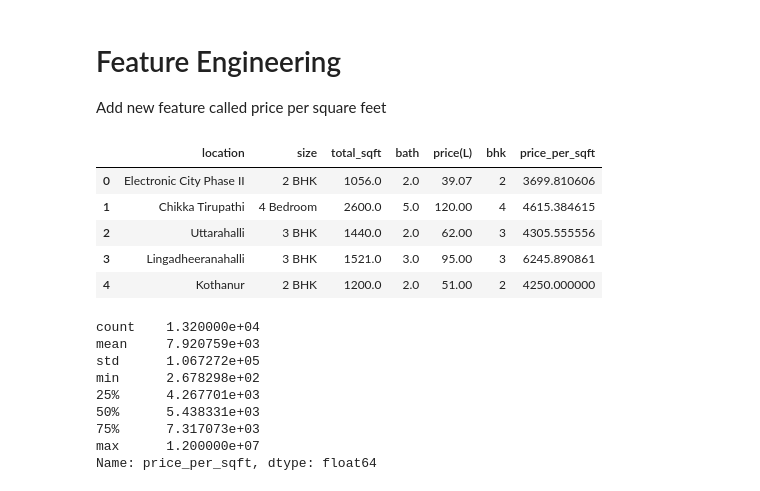
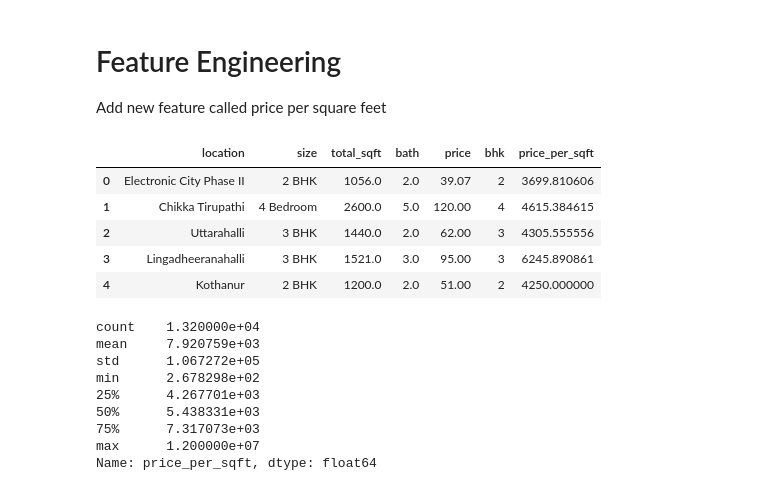
Before and after one commit to Zuhebkhan10/Real-Estate-Price-Prediction, a Jupyter notebook: model/bengaluru_house_price.ipynb, the cells around one changed output. Cells and saved outputs as stored; diff of their text form; code cells hidden in the pictures.

```diff
--- a/model/bengaluru_house_price.ipynb
+++ b/model/bengaluru_house_price.ipynb
@@ -67,7 +70,8 @@ df2.head()
 | 3 | Lingadheeranahalli | 3 BHK | 1521 | 3.0 | 95.00 |
 | 4 | Kothanur | 2 BHK | 1200 | 2.0 | 51.00 |
 # %%
-df2.isnull().sum()
+df3 = df2.dropna()
+df3.isnull().sum()
 # %% [output]
 location      0
 size          0
@@ -83,8 +87,8 @@ df2.shape
 # EDA: Exploratory Data Analysis
 Add a new feature (integer) for BHK (Bedrooms, Hall, Kitchen).
 # %%
-df2['bhk']=df2['size'].apply(lambda x: int(x.split(' ')[0]))
-df2.bhk.unique()
+df3['bhk']=df3['size'].apply(lambda x: int(x.split(' ')[0]))
+df3.bhk.unique()
 # %% [output]
 array([ 2,  4,  3,  6,  1,  8,  7,  5, 11,  9, 27, 10, 19, 16, 43, 14, 12,
        13, 18])
@@ -122,8 +126,8 @@ def convert_sqft_to_num(x):
     except:
         return None
 # %%
-df3=df2.copy()
-df3.total_sqft=df3.total_sqft.apply(convert_sqft_to_num)
-df3=df3[df3.total_sqft.notnull()]
-df3.head(3)
+df4=df3.copy()
+df4.total_sqft=df4.total_sqft.apply(convert_sqft_to_num)
+df4=df4[df4.total_sqft.notnull()]
+df4.head(3)
 # %% [output]
@@ -148,10 +151,11 @@ Name: 30, dtype: object
 # Feature Engineering
 Add new feature called price per square feet
 # %%
-df3['price_per_sqft'] = df3['price(L)']*100000/df3['total_sqft']
-df3.head()
+df5 = df4.copy()
+df5['price_per_sqft'] = df5['price']*100000/df5['total_sqft']
+df5.head()
 # %% [output]
-|  | location | size | total_sqft | bath | price(L) | bhk | price_per_sqft |
+|  | location | size | total_sqft | bath | price | bhk | price_per_sqft |
 | 0 | Electronic City Phase II | 2 BHK | 1056.0 | 2.0 | 39.07 | 2 | 3699.810606 |
 | 1 | Chikka Tirupathi | 4 Bedroom | 2600.0 | 5.0 | 120.00 | 4 | 4615.384615 |
 | 2 | Uttarahalli | 3 BHK | 1440.0 | 2.0 | 62.00 | 3 | 4305.555556 |
```
Also changed, not shown: parts of 66 cells of this notebook, 1 other file.
